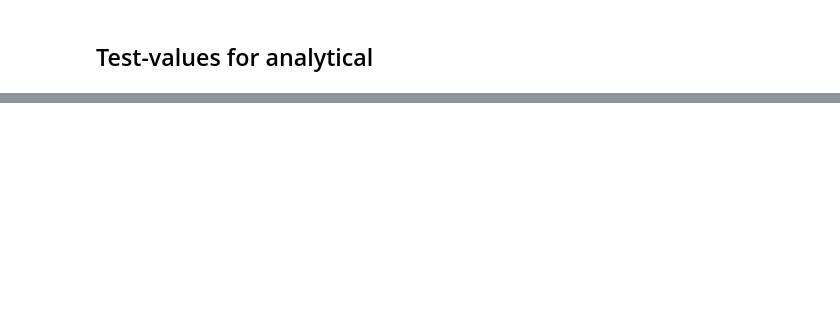
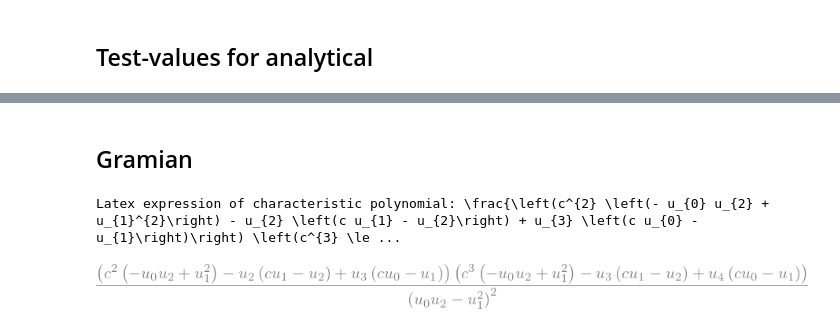
Before and after one commit to JanHab/ExtGram.jl, a Jupyter notebook: notebooks/AnalyzeEigenvalues.ipynb, the cells around one changed output, grey strips where cells are left out. Drawn from its saved outputs; the diff is of its cells as text; code cells hidden in the pictures; blank space fills up the shorter version.

```diff
--- a/notebooks/AnalyzeEigenvalues.ipynb
+++ b/notebooks/AnalyzeEigenvalues.ipynb
@@ -467,0 +443,5 @@ Eigenvalues:  [-1.7816237246040247, -0.3598384814602215, 0.0774094809604606, 1.3
+# %%
+from sympy import *
+u0, u1, u2, u3, u4, u5 = symbols('u0 u1 u2 u3 u4 u5')
+c = symbols('c')
+init_printing(use_unicode=True)
@@ -467,0 +451,15 @@ Eigenvalues:  [-1.7816237246040247, -0.3598384814602215, 0.0774094809604606, 1.3
+# %% [markdown]
+## Gramian
+# %%
+P = lambda c: (
+    c**2 - Matrix(Matrix([1, c]).T * Matrix([[u0, u1], [u1, u2]]).inv() * Matrix([u2, u3]))[0]     # p_n(c)
+) * (
+    c**3 - Matrix(Matrix([1, c]).T * Matrix([[u0, u1], [u1, u2]]).inv() * Matrix([u3, u4]))[0]  # p_np(c) -> equation 42
+)
+P = simplify(P(c))
+
+print(f'Latex expression of characteristic polynomial: {latex(P)}')
+P
+# %% [output]
+Latex expression of characteristic polynomial: \frac{\left(c^{2} \left(- u_{0} u_{2} + u_{1}^{2}\right) - u_{2} \left(c u_{1} - u_{2}\right) + u_{3} \left(c u_{0} - u_{1}\right)\right) \left(c^{3} \le ...
+[figure, added]
```
Also changed, not shown: parts of 25 cells of this notebook.
